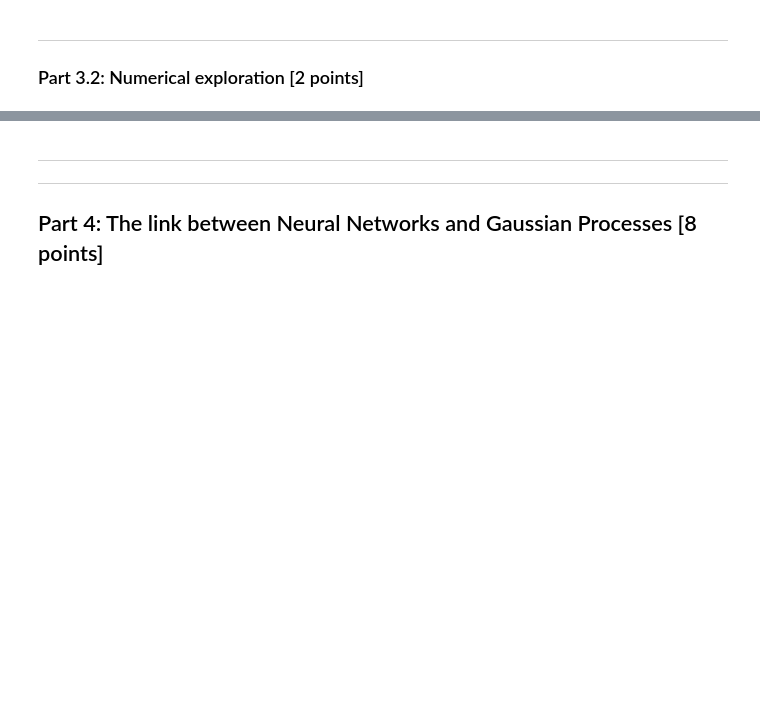
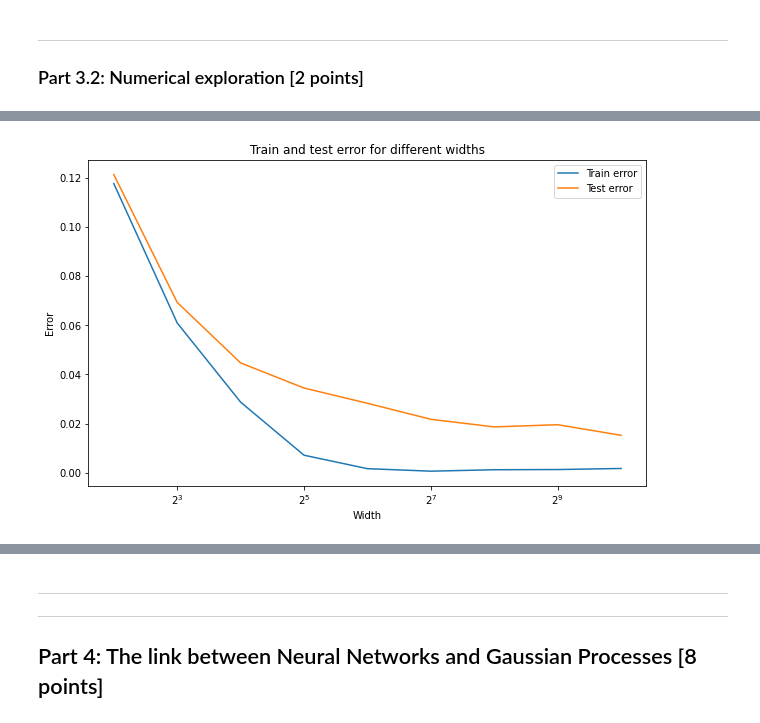
Before and after one commit to sebdixon/Machine-Learning, a Jupyter notebook: 01843211_cw1_MathsML.ipynb, the cells around one changed output, grey strips where cells are left out. Drawn from its saved outputs; the diff is of its cells as text; code cells hidden in the pictures; blank space fills up the shorter version.

```diff
--- a/01843211_cw1_MathsML.ipynb
+++ b/01843211_cw1_MathsML.ipynb
@@ -716,19 +794,0 @@ plt.show()
-# %%
-# Define the hyperparameters
-batch_sizes = [8, 16, 32, 64, 128, 256, 512] # Varying hyperparameter
-depth = 1 # Fixed hyperparameter according to exercise guidelines
-width = 64 # Fixed hyperparameter according to exercise guidelines
-lr_base = 0.01 # First learning rate is set to 0.01
-epochs = 100
-dim = 784
-nclass = 10
-
-# Store the results
-store_batch = {}
-
-# Run the main function for different batch sizes
-for batch_size in batch_sizes:
-    lr = lr_base*(batch_size/8) # Learning rate is scaled with batch size
-    print(f"Batch size: {batch_size}")
-    train_loss, test_loss, train_error, test_error = main(batch_size, dim, nclass, width, depth, lr, epochs, train_set_mnist, test_set_mnist, Adam=False, momentum=0.9)
-    store_batch[batch_size] = [train_loss, test_loss, train_error, test_error]
@@ -783,11 +807,12 @@ plt.show()
 # %%
-# Plot the generalization error for different batch sizes
 plt.figure(figsize=(10, 6))
-generalization_error = [abs(store_batch[batch_size][0][-1]- store_batch[batch_size][1][-1]) for batch_size in batch_sizes]
-plt.plot(batch_sizes, generalization_error, label="Generalization error")
-plt.xscale("log")
-plt.xlabel("Batch size")
-plt.ylabel("Generalization error")
+plt.plot(widths, [store_widths[width][2][-1] for width in widths], label="Train error")
+plt.plot(widths, [store_widths[width][3][-1] for width in widths], label="Test error")
+plt.xscale("log", base=2)
+plt.xlabel("Width")
+plt.ylabel("Error")
 plt.legend()
-plt.title("Generalization error for different batch sizes")
+plt.title("Train and test error for different widths")
 plt.show()
+# %% [output]
+[figure, added]
```
Also changed, not shown: parts of 101 cells of this notebook.
